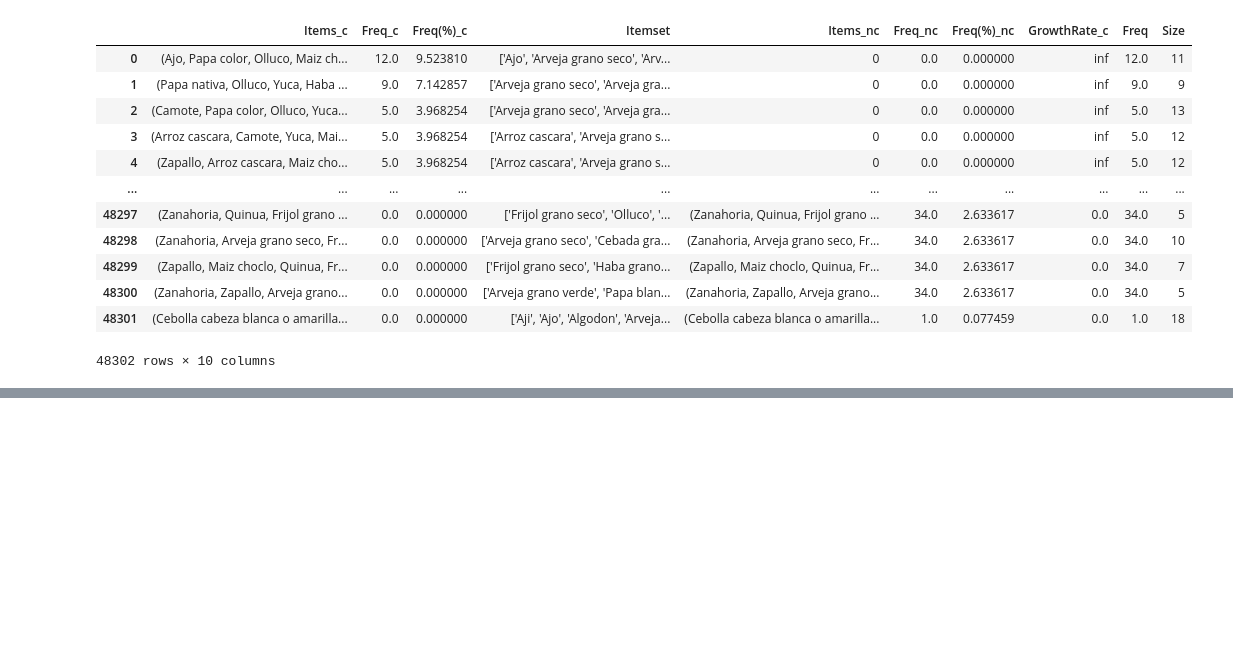
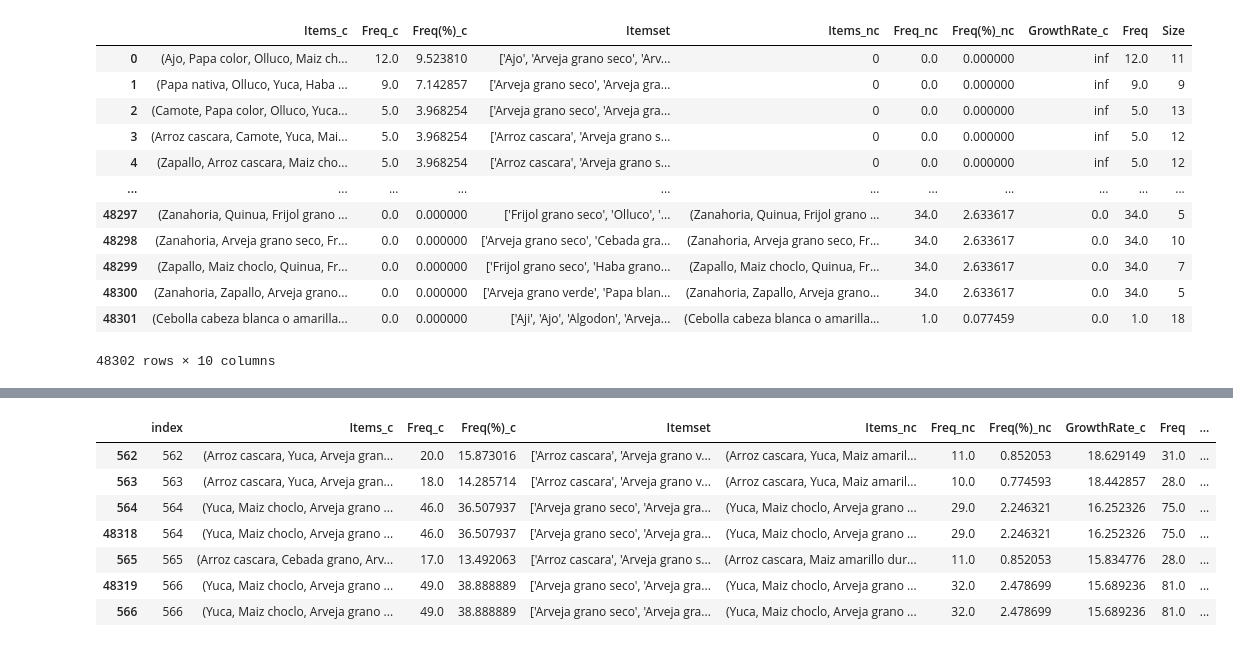
Before and after one commit to romellfudi/medium, a Jupyter notebook: Pareto_Front_Emerging_Patterns.ipynb, the cells around one changed output, grey strips where cells are left out. Cells and saved outputs as stored; diff of their text form; code cells hidden in the pictures; blank space fills up the shorter version.

```diff
--- a/Pareto_Front_Emerging_Patterns.ipynb
+++ b/Pareto_Front_Emerging_Patterns.ipynb
@@ -189,3 +195,14 @@ fig = px.parallel_coordinates(df[['Freq','Size','GrowthRate_c']] , color='Size',
 fig.show()
 # %% [output]
 [interactive output not drawn]
+# %%
+df[df["GrowthRate_c"] < np.inf].sort_values(by="GrowthRate_c",ascending=False).head(7)
+# %% [output]
+|  | index | Items_c | Freq_c | Freq(%)_c | Itemset | Items_nc | Freq_nc | Freq(%)_nc | GrowthRate_c | Freq | ... |
+| 562 | 562 | (Arroz cascara, Yuca, Arveja gran... | 20.0 | 15.873016 | ['Arroz cascara', 'Arveja grano v... | (Arroz cascara, Yuca, Maiz amaril... | 11.0 | 0.852053 | 18.629149 | 31.0 | ... |
+| 563 | 563 | (Arroz cascara, Yuca, Arveja gran... | 18.0 | 14.285714 | ['Arroz cascara', 'Arveja grano v... | (Arroz cascara, Yuca, Maiz amaril... | 10.0 | 0.774593 | 18.442857 | 28.0 | ... |
+| 564 | 564 | (Yuca, Maiz choclo, Arveja grano ... | 46.0 | 36.507937 | ['Arveja grano seco', 'Arveja gra... | (Yuca, Maiz choclo, Arveja grano ... | 29.0 | 2.246321 | 16.252326 | 75.0 | ... |
+| 48318 | 564 | (Yuca, Maiz choclo, Arveja grano ... | 46.0 | 36.507937 | ['Arveja grano seco', 'Arveja gra... | (Yuca, Maiz choclo, Arveja grano ... | 29.0 | 2.246321 | 16.252326 | 75.0 | ... |
+| 565 | 565 | (Arroz cascara, Cebada grano, Arv... | 17.0 | 13.492063 | ['Arroz cascara', 'Arveja grano s... | (Arroz cascara, Maiz amarillo dur... | 11.0 | 0.852053 | 15.834776 | 28.0 | ... |
+| 48319 | 566 | (Yuca, Maiz choclo, Arveja grano ... | 49.0 | 38.888889 | ['Arveja grano seco', 'Arveja gra... | (Yuca, Maiz choclo, Arveja grano ... | 32.0 | 2.478699 | 15.689236 | 81.0 | ... |
+| 566 | 566 | (Yuca, Maiz choclo, Arveja grano ... | 49.0 | 38.888889 | ['Arveja grano seco', 'Arveja gra... | (Yuca, Maiz choclo, Arveja grano ... | 32.0 | 2.478699 | 15.689236 | 81.0 | ... |
```
Also changed, not shown: parts of 2 cells of this notebook.
